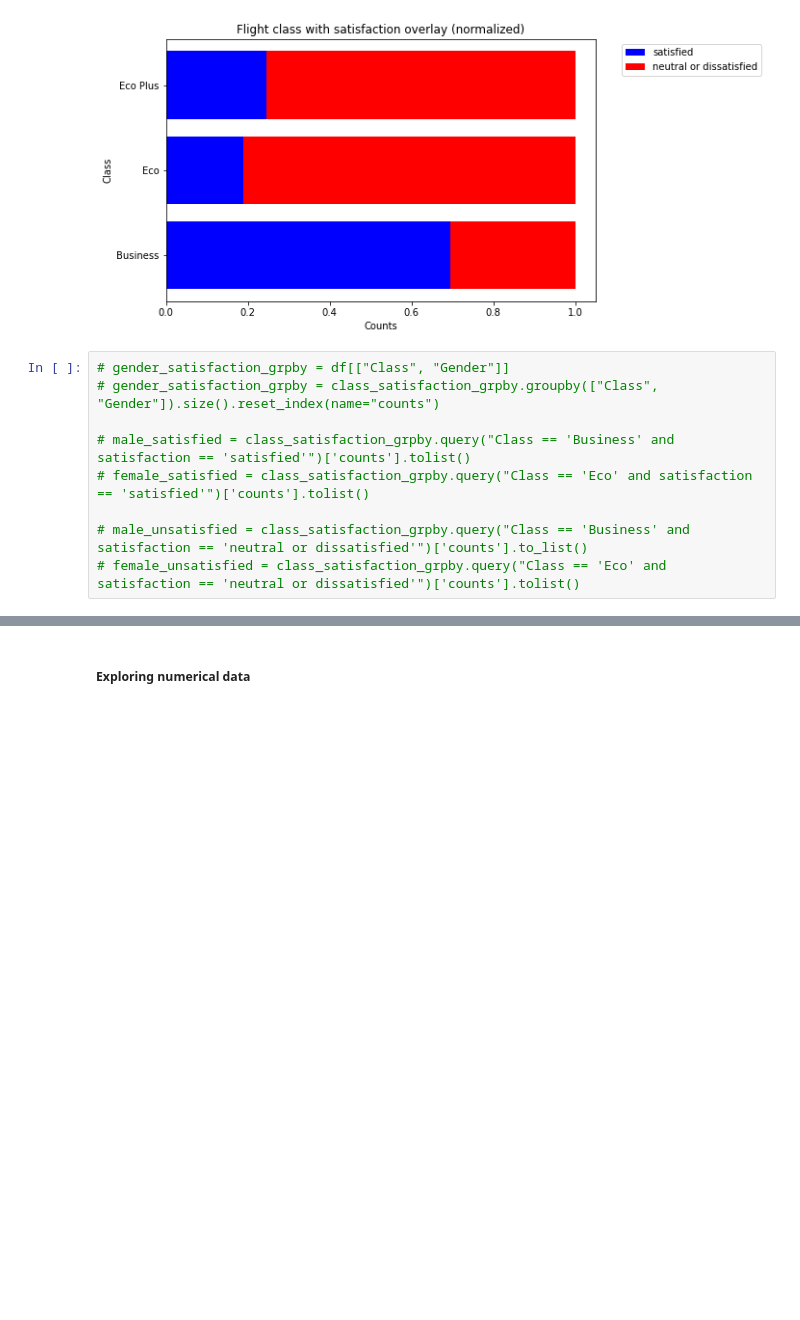
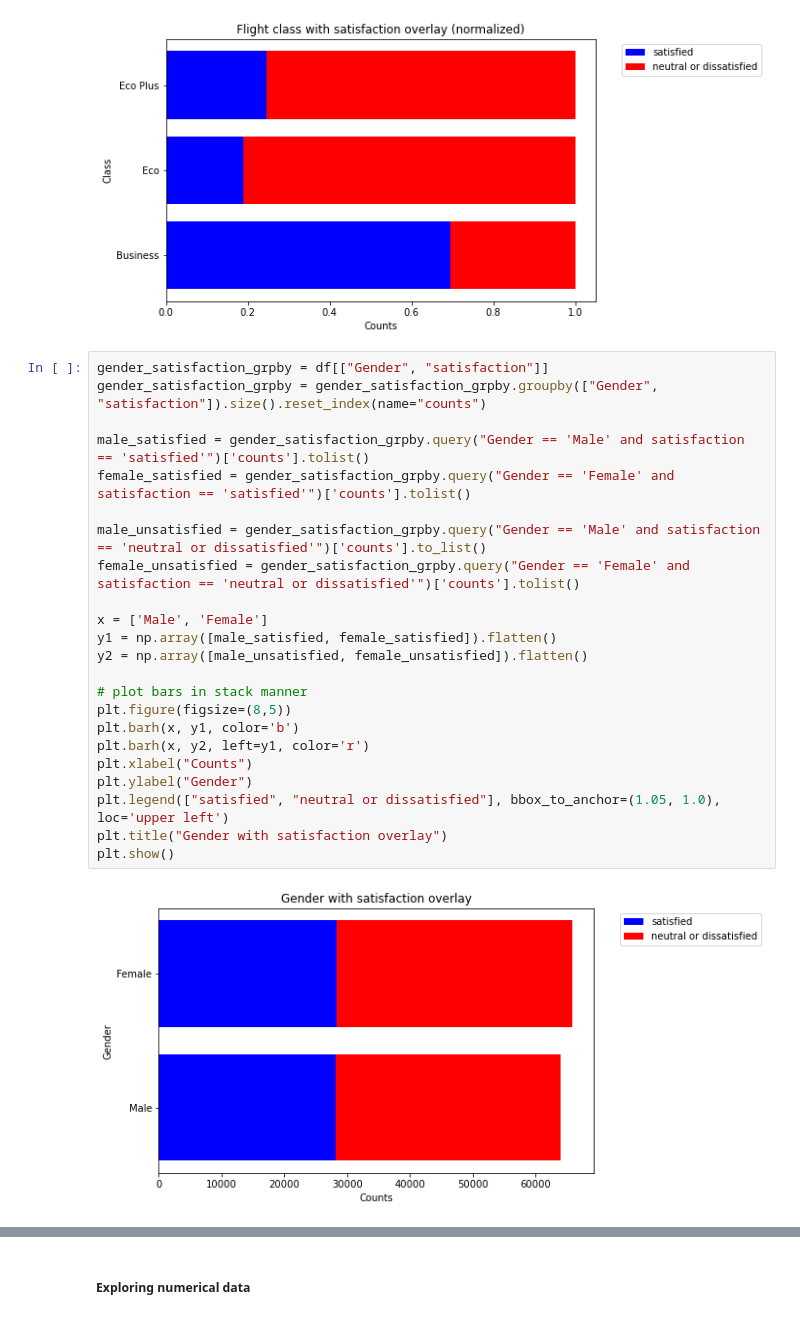
Before and after one commit to isdmg/CS131-8L-PROJECT-PARAGUAY, a Jupyter notebook: CS131-8L PROJECT - PARAGUAY.ipynb, the cells around one changed output, grey strips where cells are left out. Drawn from its saved outputs; the diff is of its cells as text; blank space fills up the shorter version.

```diff
--- a/CS131-8L PROJECT - PARAGUAY.ipynb
+++ b/CS131-8L PROJECT - PARAGUAY.ipynb
@@ -133,12 +144,28 @@ plt.title("Flight class with satisfaction overlay (normalized)")
 plt.show() # Objective 1
 # %% [output]
 [figure]
-# %%
-# gender_satisfaction_grpby = df[["Class", "Gender"]]
-# gender_satisfaction_grpby = class_satisfaction_grpby.groupby(["Class", "Gender"]).size().reset_index(name="counts")
-
-# male_satisfied = class_satisfaction_grpby.query("Class == 'Business' and satisfaction == 'satisfied'")['counts'].tolist()
-# female_satisfied = class_satisfaction_grpby.query("Class == 'Eco' and satisfaction == 'satisfied'")['counts'].tolist()
-
-# male_unsatisfied = class_satisfaction_grpby.query("Class == 'Business' and satisfaction == 'neutral or dissatisfied'")['counts'].to_list()
-# female_unsatisfied = class_satisfaction_grpby.query("Class == 'Eco' and satisfaction == 'neutral or dissatisfied'")['counts'].tolist()
+# %%
+gender_satisfaction_grpby = df[["Gender", "satisfaction"]]
+gender_satisfaction_grpby = gender_satisfaction_grpby.groupby(["Gender", "satisfaction"]).size().reset_index(name="counts")
+
+male_satisfied = gender_satisfaction_grpby.query("Gender == 'Male' and satisfaction == 'satisfied'")['counts'].tolist()
+female_satisfied = gender_satisfaction_grpby.query("Gender == 'Female' and satisfaction == 'satisfied'")['counts'].tolist()
+
+male_unsatisfied = gender_satisfaction_grpby.query("Gender == 'Male' and satisfaction == 'neutral or dissatisfied'")['counts'].to_list()
+female_unsatisfied = gender_satisfaction_grpby.query("Gender == 'Female' and satisfaction == 'neutral or dissatisfied'")['counts'].tolist()
+
+x = ['Male', 'Female']
+y1 = np.array([male_satisfied, female_satisfied]).flatten()
+y2 = np.array([male_unsatisfied, female_unsatisfied]).flatten()
+
+# plot bars in stack manner
+plt.figure(figsize=(8,5))
+plt.barh(x, y1, color='b')
+plt.barh(x, y2, left=y1, color='r')
+plt.xlabel("Counts")
+plt.ylabel("Gender")
+plt.legend(["satisfied", "neutral or dissatisfied"], bbox_to_anchor=(1.05, 1.0), loc='upper left')
+plt.title("Gender with satisfaction overlay")
+plt.show()
+# %% [output]
+[figure, added]
```
Also changed, not shown: parts of 25 cells of this notebook.
